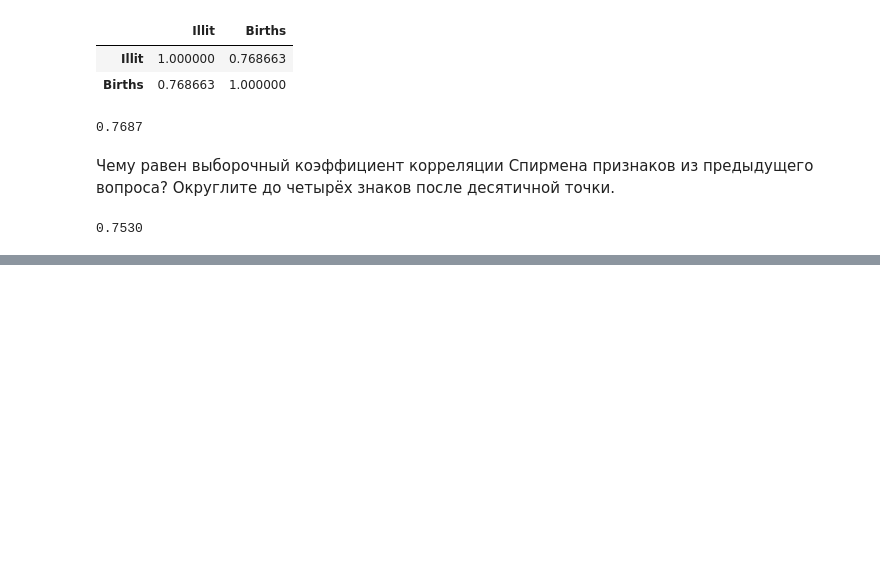
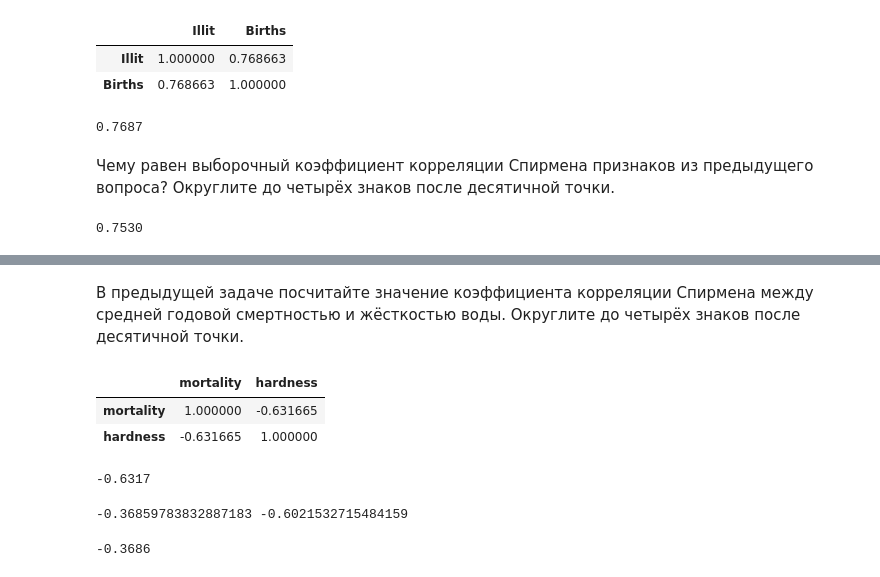
Before and after one commit to kcostya/mipt, a Jupyter notebook: stats-for-data-analysis/week-3-regularities/notebooks/stat.correlation.ipynb, the cells around one changed output, grey strips where cells are left out. Drawn from its saved outputs; the diff is of its cells as text; code cells hidden in the pictures; blank space fills up the shorter version.

```diff
--- a/stats-for-data-analysis/week-3-regularities/notebooks/stat.correlation.ipynb
+++ b/stats-for-data-analysis/week-3-regularities/notebooks/stat.correlation.ipynb
@@ -152,0 +180,21 @@ print("{:.4f}".format(spearmanr(data.Illit, data.Births).correlation))
+# %% [markdown]
+В предыдущей задаче посчитайте значение коэффициента корреляции Спирмена между средней годовой смертностью и жёсткостью воды. Округлите до четырёх знаков после десятичной точки.
+# %%
+data.corr(method='spearman')
+# %% [output]
+|  | mortality | hardness |
+| mortality | 1.000000 | -0.631665 |
+| hardness | -0.631665 | 1.000000 |
+# %%
+print("{:.4f}".format(data.corr(method='spearman')['hardness']['mortality']))
+# %% [output]
+-0.6317
+# %%
+print(data[data.location=='North'].corr()['hardness']['mortality'],
+data[data.location=='South'].corr()['hardness']['mortality'])
+# %% [output]
+-0.36859783832887183 -0.6021532715484159
+# %%
+print("{:.4f}".format(data[data.location=='North'].corr()['hardness']['mortality']))
+# %% [output]
+-0.3686
```
Also changed, not shown: parts of 5 cells of this notebook, 1 other file.
